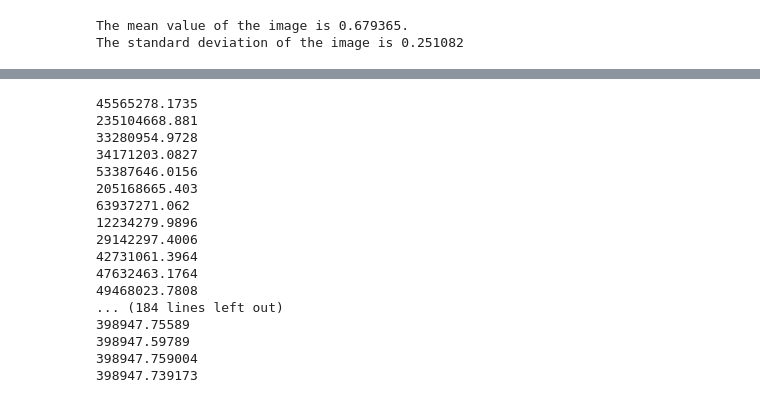
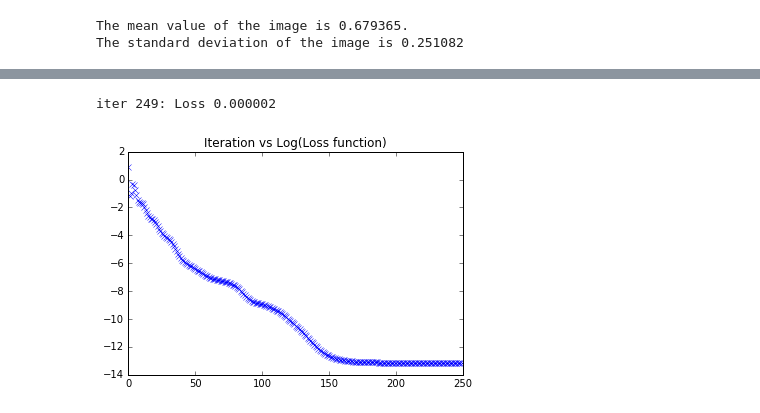
Before and after one commit to Haoyuan-Li-93/Classify_Einstein, a Jupyter notebook: example.ipynb, the cells around one changed output, grey strips where cells are left out. Saved outputs shown, nothing was run; the diff lists cells and outputs as text; code cells hidden in the pictures.

```diff
--- a/example.ipynb
+++ b/example.ipynb
@@ -66,9 +73,10 @@ data = np.zeros((100,noisy_data.shape[-2],noisy_data.shape[-1]))
 data[:50,:,:] = noisy_data
 data[50:,:,:] = noisy_data_mirror
 data_mean = np.mean(data,axis=(1,2))
-data_std  = np.std(data,axis=(1,2))
+#data_std  = np.std(data,axis=(1,2))
 data = data - data_mean[:,np.newaxis,np.newaxis]
-data = data / data_std[:,np.newaxis,np.newaxis]
+data_norm  = np.sqrt(np.sum(np.square(data),axis=(1,2)))
+data = data / data_norm[:,np.newaxis,np.newaxis]
 
 for l in range(99):
     for m in range(l+1,100):
@@ -81,4 +98,7 @@ plt.show()
 # %%
 # Begin to calculate the embedding
-import tensorflow as tf
+try:
+    import tensorflow as tf
+except ImportError:
+    R = np.load('./correlation.npy') # Load pre-calculated R matrix
 import numpy as np
@@ -87,41 +105,34 @@ R = np.load('./correlation.npy')
 # %%
+numData = np.shape(R)[0]
 # Build the graph
-initial_value = np.random.normal(scale=1,size=(100,2))
+initial_value = np.random.normal(scale=1,size=(numData,2))
 
 X = tf.Variable(initial_value, trainable=True, dtype=tf.float64)
 # Notice that I have only calculated the upper half correlation, so I have to symmetrize the
 # correlation before I apply it to the procedure.
-Corralation = tf.constant(value= R + np.transpose(R),dtype=tf.float64)
+Correlation = tf.constant(value= R + np.transpose(R),dtype=tf.float64)
 
 # Notice that the diagonal part does not
-tmp1 = Corralation - tf.matmul(X,X,transpose_b=True)
+tmp1 = Correlation - tf.matmul(X,X,transpose_b=True)
 tmp2 = tmp1 - tf.diag(tf.diag_part(tmp1))
 
-loss = tf.reduce_sum(tf.square(tmp2))/(100.**2 - 100.)
+loss = tf.reduce_sum(tf.square(tmp2))/np.float(numData**2 - numData)
 # %%
-opt = tf.train.AdamOptimizer(learning_rate=100).minimize(loss)
+maxIter = 250
+lossHistory = np.zeros((maxIter,))
+opt = tf.train.AdamOptimizer(learning_rate=1).minimize(loss)
 
 with tf.Session() as sess:
     sess.run(tf.global_variables_initializer())
-    for i in range(200):
-        print(sess.run(loss))
+    for i in range(maxIter):
+        lossHistory[i] = sess.run(loss)
         sess.run(opt)
-    embeded = sess.run(X)
+    print('iter %d: Loss %f'%(i,sess.run(loss)))
+    embedded = sess.run(X)
+
+plt.plot(np.log(lossHistory),'x')
+plt.title('Iteration vs Log(Loss function)')
+plt.show()
 # %% [output]
-45565278.1735
-235104668.881
-33280954.9728
-34171203.0827
-53387646.0156
-205168665.403
-63937271.062
-12234279.9896
-29142297.4006
-42731061.3964
-47632463.1764
-49468023.7808
-... (184 lines left out)
-398947.75589
-398947.59789
-398947.759004
-398947.739173
+iter 249: Loss 0.000002
+[figure, added]
```
Also changed, not shown: parts of 9 cells of this notebook.
